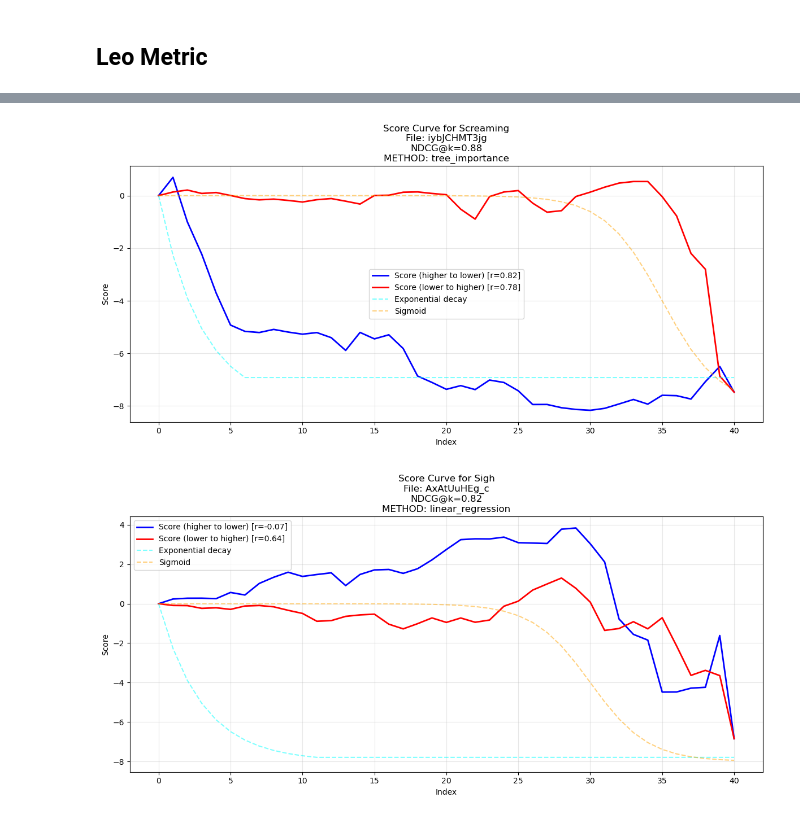
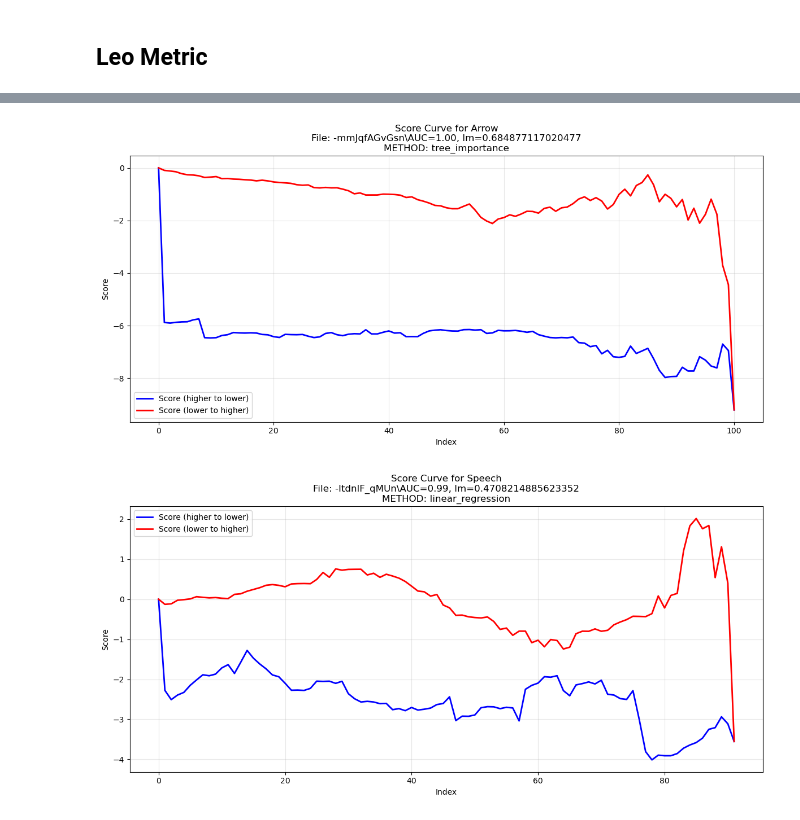
Before and after one commit to ceciliabolanos/explain_where, a Jupyter notebook: eval/metrics_evaluation.ipynb, the cells around one changed output, grey strips where cells are left out. Drawn from its saved outputs; the diff is of its cells as text; code cells hidden in the pictures.

```diff
--- a/eval/metrics_evaluation.ipynb
+++ b/eval/metrics_evaluation.ipynb
@@ -209,0 +222,16 @@ for idx, threshold in enumerate(thresholds):
+# %%
+merger = DataMerger('/home/cbolanos/experiments/audioset/labels/labels_segments.csv')
+
+merge_df = merger.merge_curve_and_auc(files_curve_new_alg, files_auc_new_alg, methods, mask_percentages, window_sizes)
+# %%
+merge_df['pair'] = list(zip(merge_df['filename'], merge_df['event_label']))
+
+# Group by the specified columns and count unique pairs
+grouped = merge_df.groupby(['method', 'p', 'm', 'type_segment']).agg({
+    'pair': pd.Series.nunique  # Count unique (filename, event_label) pairs
+}).reset_index()
+
+# Rename the column for clarity
+grouped.rename(columns={'pair': 'unique_pairs_count'}, inplace=True)
+
+print(grouped)
@@ -290,28 +606,15 @@ def plot_single_row(df, row_index=0):
     ascending_scores = np.concatenate(([0], ascending_scores))
     descending_scores = np.concatenate(([0], descending_scores))
 
-    k = row['k']  # Store k value
     x_plot = np.arange(0, len(ascending_scores))
-    exp_decay = np.where(x_plot <= k,
-                        -8 * (1 - np.exp(-x_plot/3)),  # Decay until k
-                        -8 * (1 - np.exp(-k/3)))   # Constant after k
-    n = len(ascending_scores)
-    sigmoid = -8 * (1 / (1 + np.exp(-(x_plot - (n-k))/2)))
-
-    # Calculate correlations
-    # corr_blue_exp = np.corrcoef(ascending_scores, exp_decay)[0,1]
-    # corr_red_sig = np.corrcoef(descending_scores, sigmoid)[0,1]
-    corr_blue_exp = row['corr_exp']
-    corr_red_sig = row['corr_sig']
 
     plt.figure(figsize=(12, 6))
 
-    plt.plot(x_plot, ascending_scores, label=f'Score (higher to lower) [r={corr_blue_exp:.2f}]', color='blue', linewidth=2)
-    plt.plot(x_plot, descending_scores, label=f'Score (lower to higher) [r={corr_red_sig:.2f}]', color='red', linewidth=2)
-    plt.plot(x_plot, exp_decay, '--', label='Exponential decay', color='cyan', alpha=0.5)
-    plt.plot(x_plot, sigmoid, '--', label='Sigmoid', color='orange', alpha=0.5)
+    plt.plot(x_plot, ascending_scores, label=f'Score (higher to lower)', color='blue', linewidth=2)
+    plt.plot(x_plot, descending_scores, label=f'Score (lower to higher)', color='red', linewidth=2)
 
-    plt.title(f'Score Curve for {row["event_label"]}\nFile: {row["filename"]}\nNDCG@k={row["ndcg_k"]:.2f}\nMETHOD: {row["method"]}')
+
+    plt.title(f'Score Curve for {row["event_label"]}\nFile: {row["filename"]}n\AUC={row["roc_auc"]:.2f}, lm={row["normalized_score_difference"]}\nMETHOD: {row["method"]}')
     plt.xlabel('Index')
     plt.ylabel('Score')
     plt.grid(True, alpha=0.3)
@@ -322,10 +631,10 @@ def plot_single_row(df, row_index=0):
 # %%
-specific_row = df_correlations_ndcg[(df_correlations_ndcg['filename'] == 'iybJCHMT3jg') &
-                  (df_correlations_ndcg['event_label'] == 'Screaming') & (df_correlations_ndcg['method']=='tree_importance')].iloc[0]
-plot_single_row(df_correlations_ndcg, specific_row.name)
+specific_row = merge_df[(merge_df['filename'] == '-mmJqfAGvGs') &
+                  (merge_df['event_label'] == 'Arrow') & (merge_df['method']=='tree_importance')].iloc[0]
+plot_single_row(merge_df, specific_row.name)
 # %% [output]
-[figure, old version]
+[figure, new version]
 # %%
-plot_single_row(df_correlations_ndcg, 9)
+plot_single_row(merge_df, 9)
 # %% [output]
-[figure, old version]
+[figure, new version]
```
Also changed, not shown: parts of 34 cells of this notebook, 7 other files.
